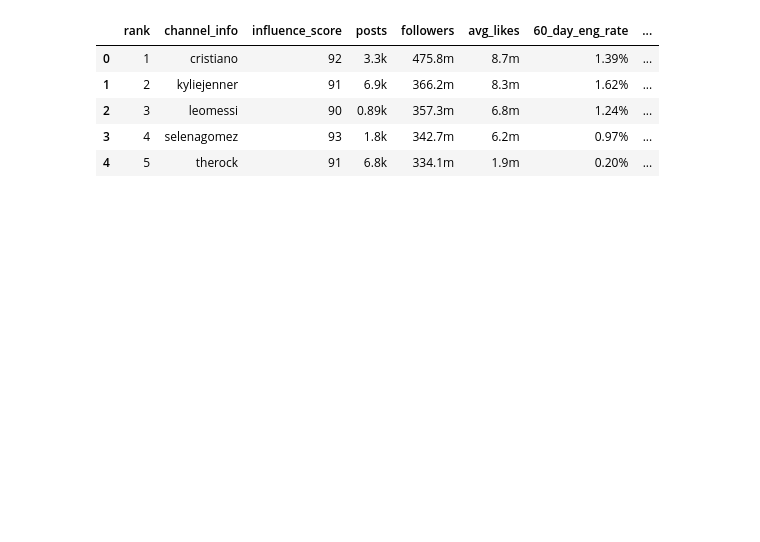
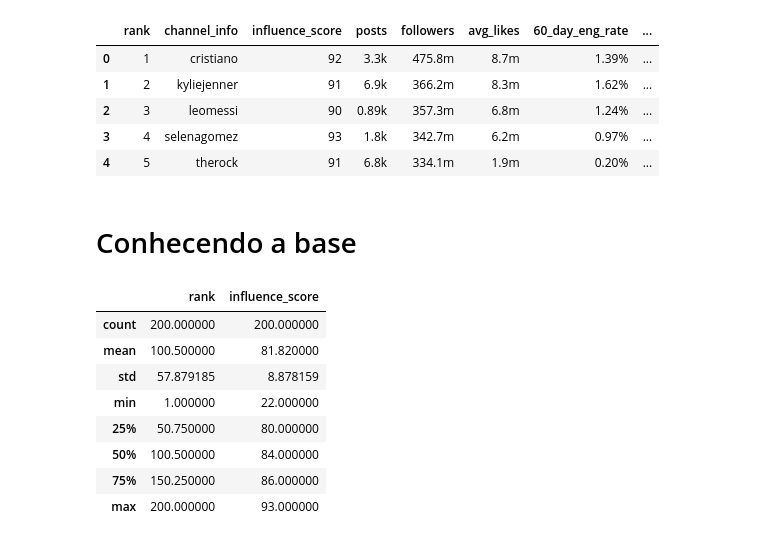
Before and after one commit to vidomirana/Desafio-RESTIC-em-dupla---kNN, a Jupyter notebook: Código Fonte/Codigo_Fonte.ipynb, the cells around one changed output. Drawn from its saved outputs; the diff is of its cells as text; code cells hidden in the pictures; blank space fills up the shorter version.

```diff
--- a/Código Fonte/Codigo_Fonte.ipynb
+++ b/Código Fonte/Codigo_Fonte.ipynb
@@ -17,3 +24,17 @@ insta_df.head()
 | 2 | 3 | leomessi | 90 | 0.89k | 357.3m | 6.8m | 1.24% | ... |
 | 3 | 4 | selenagomez | 93 | 1.8k | 342.7m | 6.2m | 0.97% | ... |
 | 4 | 5 | therock | 91 | 6.8k | 334.1m | 1.9m | 0.20% | ... |
+# %% [markdown]
+# Conhecendo a base
+# %%
+insta_df.describe()
+# %% [output]
+|  | rank | influence_score |
+| count | 200.000000 | 200.000000 |
+| mean | 100.500000 | 81.820000 |
+| std | 57.879185 | 8.878159 |
+| min | 1.000000 | 22.000000 |
+| 25% | 50.750000 | 80.000000 |
+| 50% | 100.500000 | 84.000000 |
+| 75% | 150.250000 | 86.000000 |
+| max | 200.000000 | 93.000000 |
```
Also changed, not shown: parts of 17 cells of this notebook.
